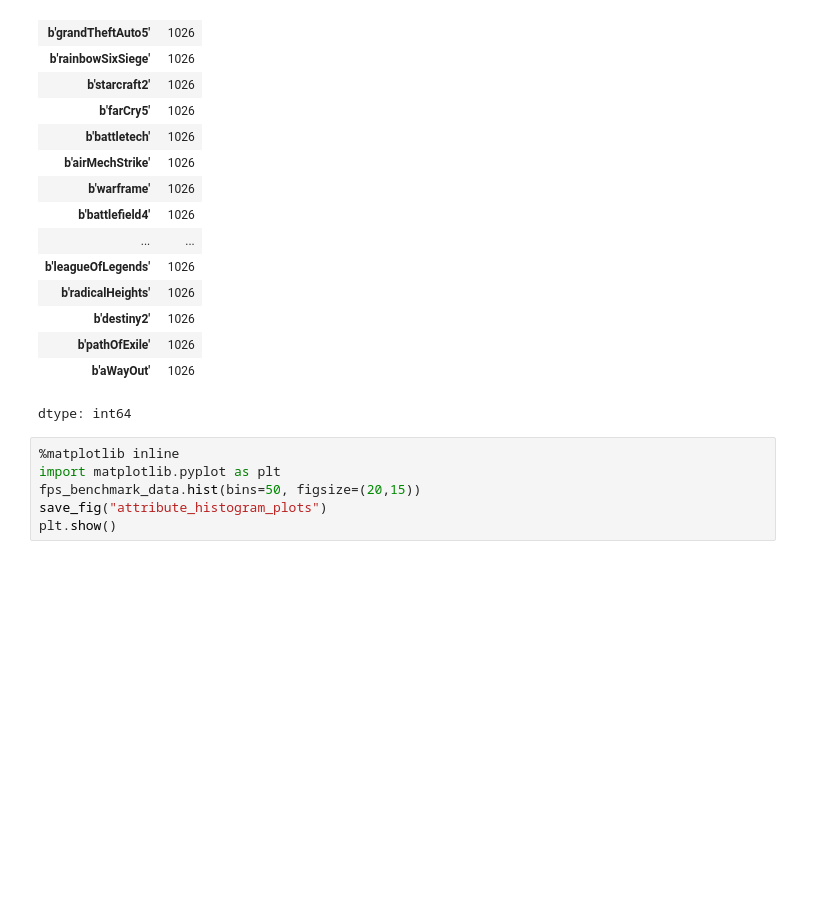
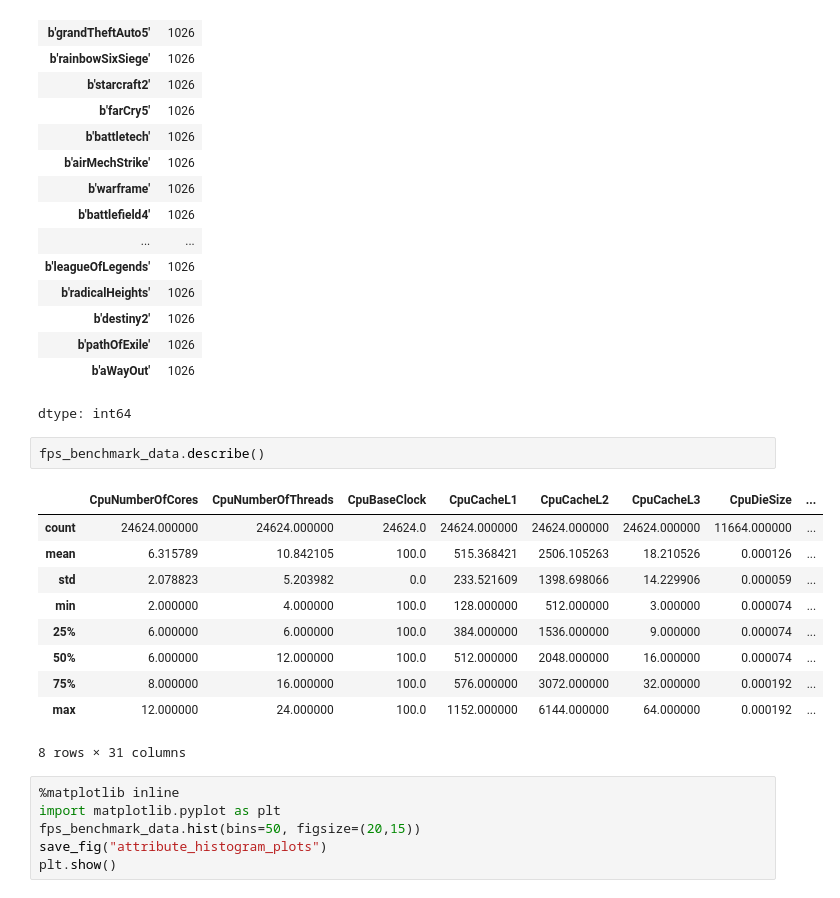
Before and after one commit to SarahBlevin/AAA_Project_Internet_addicts, a Jupyter notebook: AAA_InternetAddicts.ipynb, the cells around one changed output. Cells and saved outputs as stored; diff of their text form; blank space fills up the shorter version.

Commit message:
Add describe and project dataset details

```diff
--- a/AAA_InternetAddicts.ipynb
+++ b/AAA_InternetAddicts.ipynb
@@ -127,6 +129,19 @@ fps_benchmark_data['GameName'].value_counts()
 | b'pathOfExile' | 1026 |
 | b'aWayOut' | 1026 |
 dtype: int64
+# %%
+fps_benchmark_data.describe()
+# %% [output]
+|  | CpuNumberOfCores | CpuNumberOfThreads | CpuBaseClock | CpuCacheL1 | CpuCacheL2 | CpuCacheL3 | CpuDieSize | ... |
+| count | 24624.000000 | 24624.000000 | 24624.0 | 24624.000000 | 24624.000000 | 24624.000000 | 11664.000000 | ... |
+| mean | 6.315789 | 10.842105 | 100.0 | 515.368421 | 2506.105263 | 18.210526 | 0.000126 | ... |
+| std | 2.078823 | 5.203982 | 0.0 | 233.521609 | 1398.698066 | 14.229906 | 0.000059 | ... |
+| min | 2.000000 | 4.000000 | 100.0 | 128.000000 | 512.000000 | 3.000000 | 0.000074 | ... |
+| 25% | 6.000000 | 6.000000 | 100.0 | 384.000000 | 1536.000000 | 9.000000 | 0.000074 | ... |
+| 50% | 6.000000 | 12.000000 | 100.0 | 512.000000 | 2048.000000 | 16.000000 | 0.000074 | ... |
+| 75% | 8.000000 | 16.000000 | 100.0 | 576.000000 | 3072.000000 | 32.000000 | 0.000192 | ... |
+| max | 12.000000 | 24.000000 | 100.0 | 1152.000000 | 6144.000000 | 64.000000 | 0.000192 | ... |
+8 rows × 31 columns
 # %%
 %matplotlib inline
 import matplotlib.pyplot as plt
```
Also changed, not shown: parts of 1 cell of this notebook.
